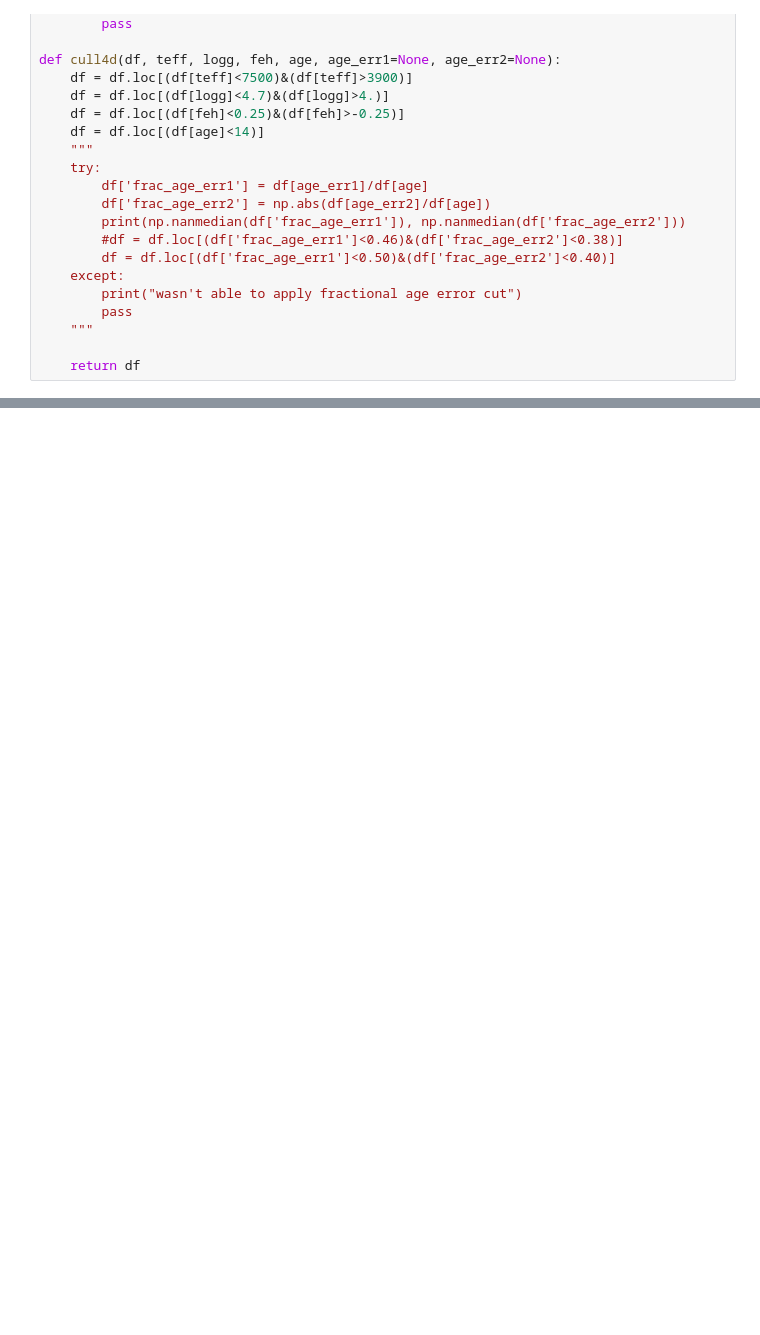
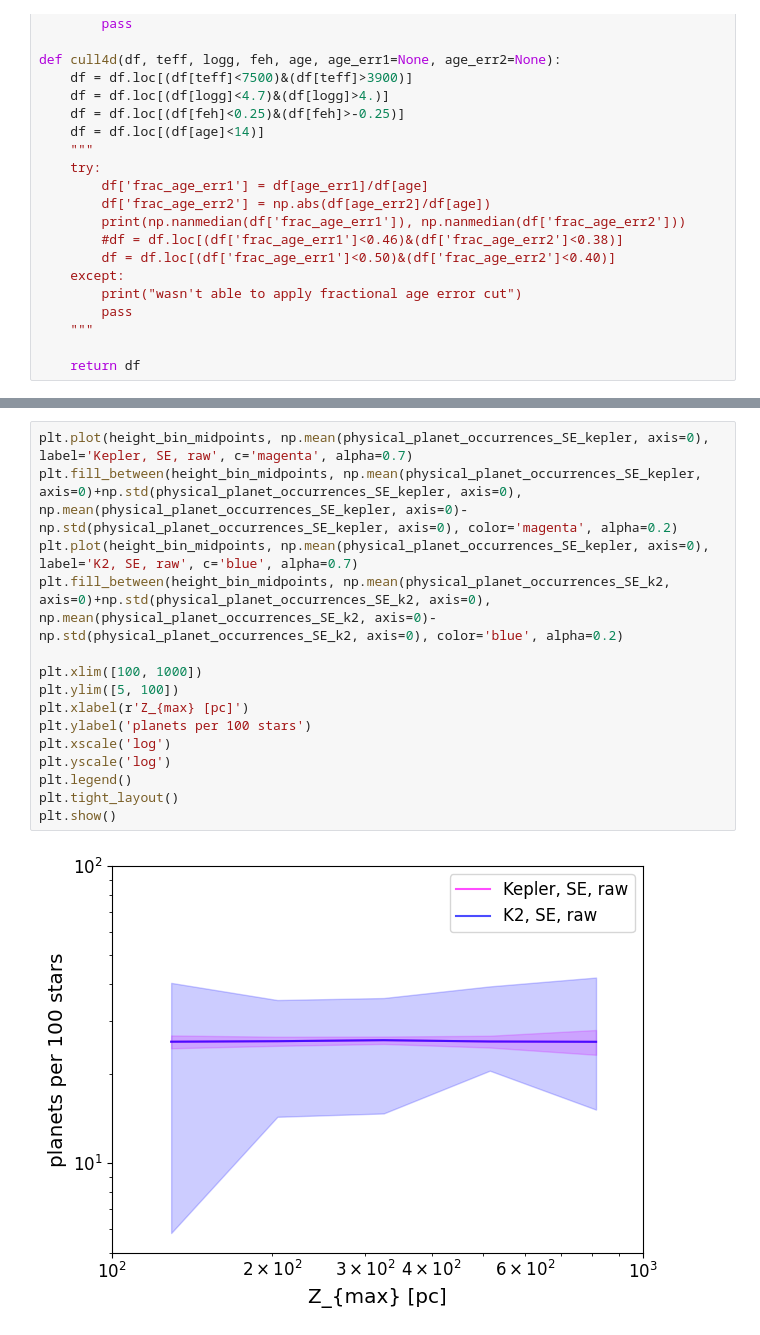
Before and after one commit to exoclam/psps, a Jupyter notebook: hu25_generate_planets.ipynb, the cells around one changed output, grey strips where cells are left out. Saved outputs shown, nothing was run; the diff lists cells and outputs as text; blank space fills up the shorter version.

Commit message:
remade Kepler-K2 joint datasets and TRILEGAL versions of them, with comparative plots, for ref report

```diff
--- a/hu25_generate_planets.ipynb
+++ b/hu25_generate_planets.ipynb
@@ -129,0 +525,17 @@ KeyboardInterrupt:
+# %%
+plt.plot(height_bin_midpoints, np.mean(physical_planet_occurrences_SE_kepler, axis=0), label='Kepler, SE, raw', c='magenta', alpha=0.7)
+plt.fill_between(height_bin_midpoints, np.mean(physical_planet_occurrences_SE_kepler, axis=0)+np.std(physical_planet_occurrences_SE_kepler, axis=0), np.mean(physical_planet_occurrences_SE_kepler, axis=0)-np.std(physical_planet_occurrences_SE_kepler, axis=0), color='magenta', alpha=0.2)
+plt.plot(height_bin_midpoints, np.mean(physical_planet_occurrences_SE_kepler, axis=0), label='K2, SE, raw', c='blue', alpha=0.7)
+plt.fill_between(height_bin_midpoints, np.mean(physical_planet_occurrences_SE_k2, axis=0)+np.std(physical_planet_occurrences_SE_k2, axis=0), np.mean(physical_planet_occurrences_SE_k2, axis=0)-np.std(physical_planet_occurrences_SE_k2, axis=0), color='blue', alpha=0.2)
+
+plt.xlim([100, 1000])
+plt.ylim([5, 100])
+plt.xlabel(r'Z_{max} [pc]')
+plt.ylabel('planets per 100 stars')
+plt.xscale('log')
+plt.yscale('log')
+plt.legend()
+plt.tight_layout()
+plt.show()
+# %% [output]
+[figure, added]
```
Also changed, not shown: parts of 16 cells of this notebook, 5 other files.
